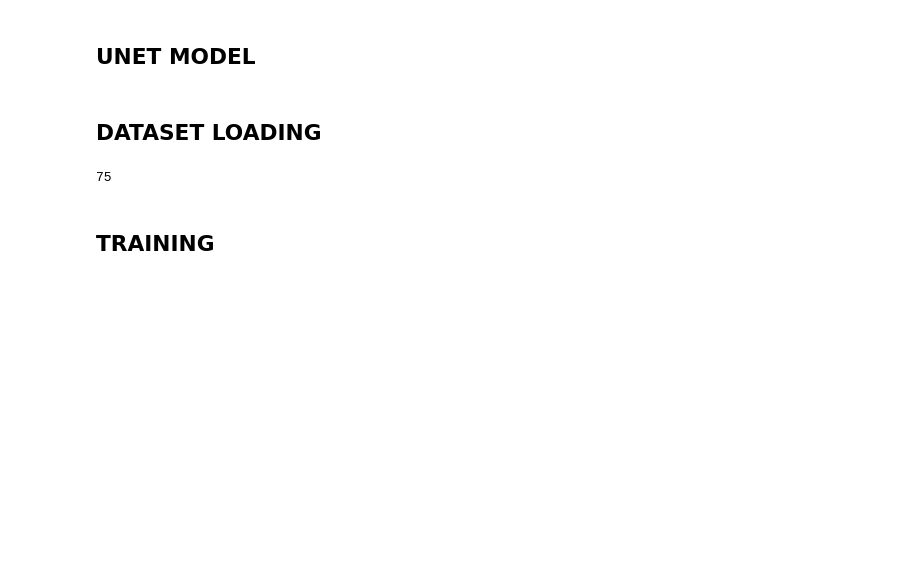
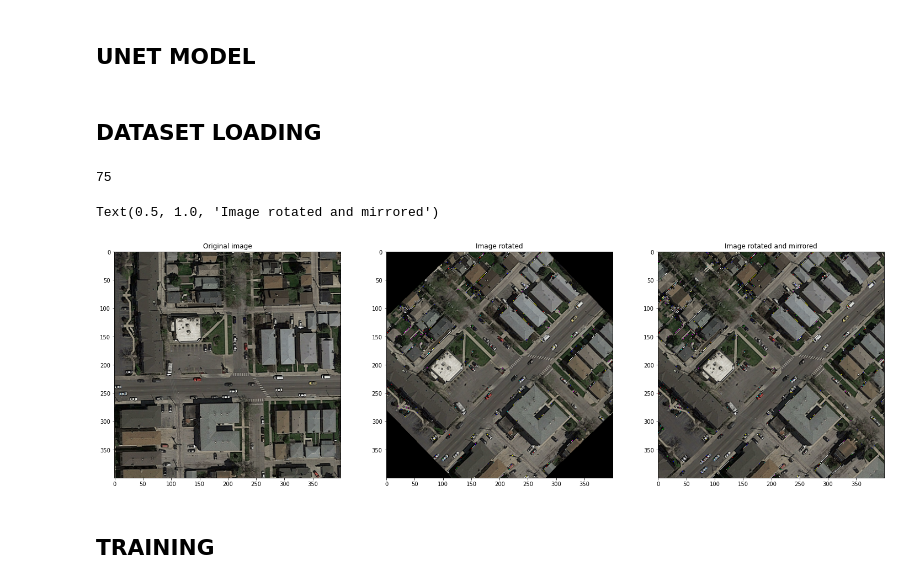
Before and after one commit to samiferchiou/Road-Segmentation, a Jupyter notebook: script/u_net_train_sami.ipynb, the cells around one changed output. Cells and saved outputs as stored; diff of their text form; code cells hidden in the pictures; blank space fills up the shorter version.

```diff
--- a/script/u_net_train_sami.ipynb
+++ b/script/u_net_train_sami.ipynb
@@ -329,6 +340,23 @@ validation_dataloader = dataset.get_validation_dataloader()
 print(len(dataset))
 # %% [output]
 75
+# %%
+#VERIFYING THE FILTERING
+
+to_tensor = T.ToTensor()
+toPIL = T.ToPILImage()
+idx_image = 2
+fig, (ax1, ax2, ax3) = plt.subplots(1, 3, figsize=(25, 35))
+ax1.imshow(toPIL(dataset.X_train[idx_image]))
+ax2.imshow(toPIL(torch.from_numpy(sc.rotate(dataset.X_train[idx_image], ANGLE_ROTATION*2, axes =(1,2), reshape=False))))
+ax3.imshow(toPIL(torch.from_numpy(sc.rotate(dataset.X_train[idx_image], ANGLE_ROTATION*2, axes =(1,2), reshape=False, mode ='mirror'))))
+
+ax1.set_title("Original image")
+ax2.set_title(f"Image rotated")
+ax3.set_title(f"Image rotated and mirrored")
+# %% [output]
+Text(0.5, 1.0, 'Image rotated and mirrored')
+[figure, added]
 # %% [markdown]
 ## TRAINING
 # %%
```
Also changed, not shown: parts of 8 cells of this notebook, 55 other files.
